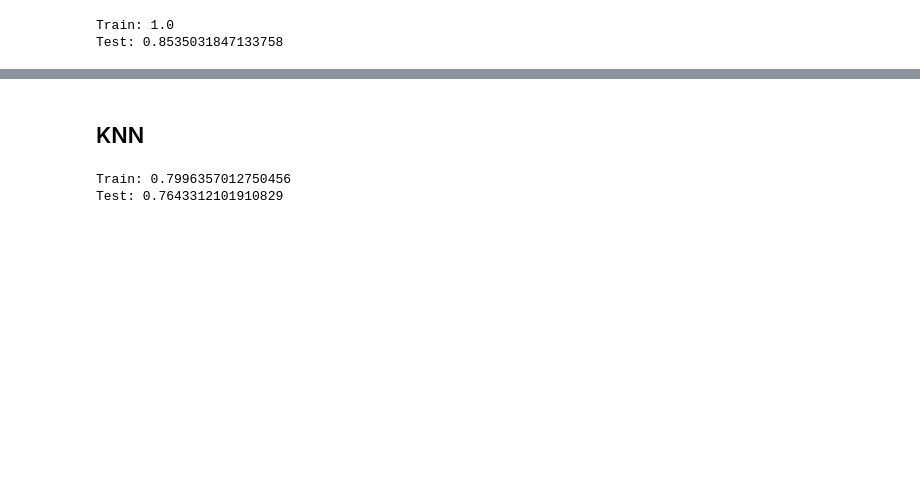
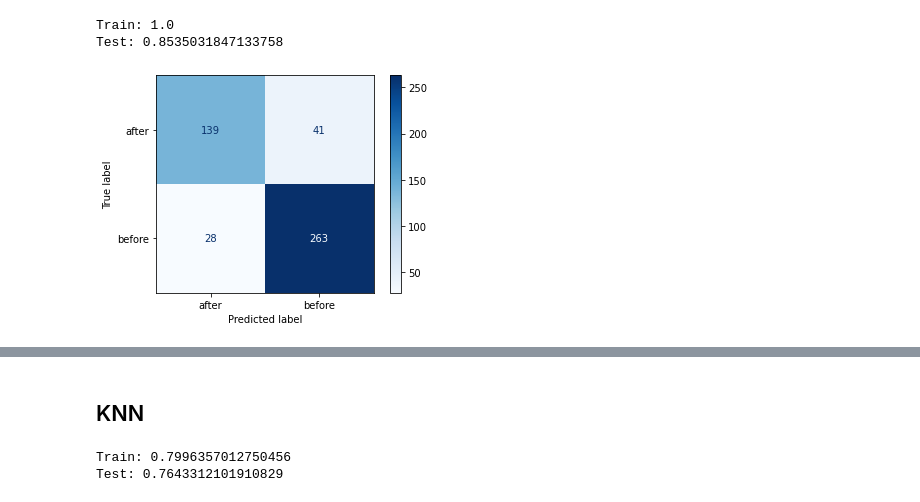
Before and after one commit to danielmberry/fortune-100-company-press-release-language-analysis, a Jupyter notebook: 07-NLP-modeling.ipynb, the cells around one changed output, grey strips where cells are left out. Saved outputs shown, nothing was run; the diff lists cells and outputs as text; code cells hidden in the pictures; blank space fills up the shorter version.

```diff
--- a/07-NLP-modeling.ipynb
+++ b/07-NLP-modeling.ipynb
@@ -151,16 +166,16 @@ Test: 0.7834394904458599
 # %%
 # Logistic Regression Classifier - penalty: 'none'
 
-classifier = LogisticRegression(penalty='none')
+logr_none = LogisticRegression(penalty='none')
 
-pipe = Pipeline([("cleaner", predictors()),
+pipe_none = Pipeline([("cleaner", predictors()),
                  ('vectorizer', tfidf_vector),
-                 ('classifier', classifier)])
+                 ('logr_none', logr_none)])
 
 # model generation
-pipe.fit(X_train,y_train)
-print('Train:', pipe.score(X_train,y_train))
-print('Test:', pipe.score(X_test,y_test))
+pipe_none.fit(X_train,y_train)
+print('Train:', pipe_none.score(X_train,y_train))
+print('Test:', pipe_none.score(X_test,y_test))
 
 # baseline is .618228
 
@@ -169,3 +184,8 @@ print('Test:', pipe.score(X_test,y_test))
 # %% [output]
 Train: 1.0
 Test: 0.8535031847133758
+# %%
+metrics.plot_confusion_matrix(pipe_none, X_test, y_test, cmap='Blues',
+                              values_format='d');
+# %% [output]
+[figure, added]
```
Also changed, not shown: parts of 22 cells of this notebook.
